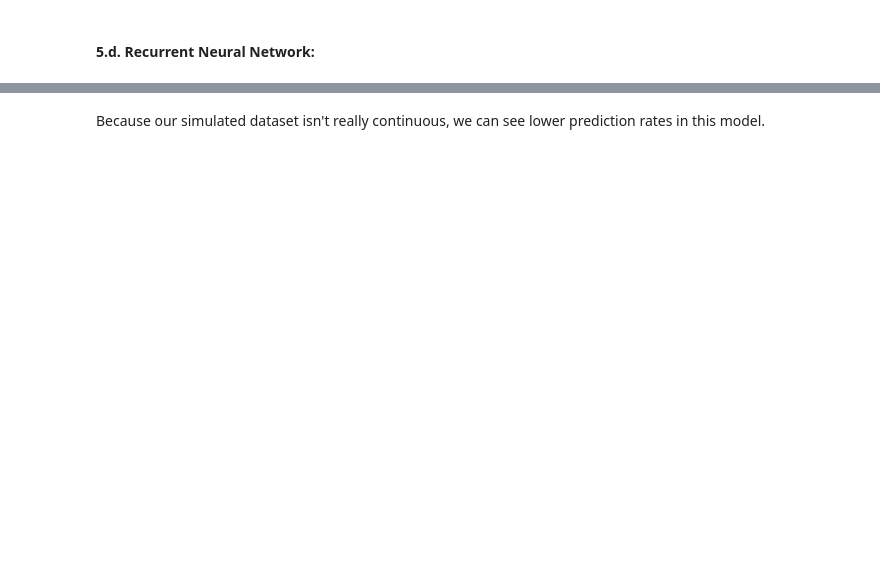
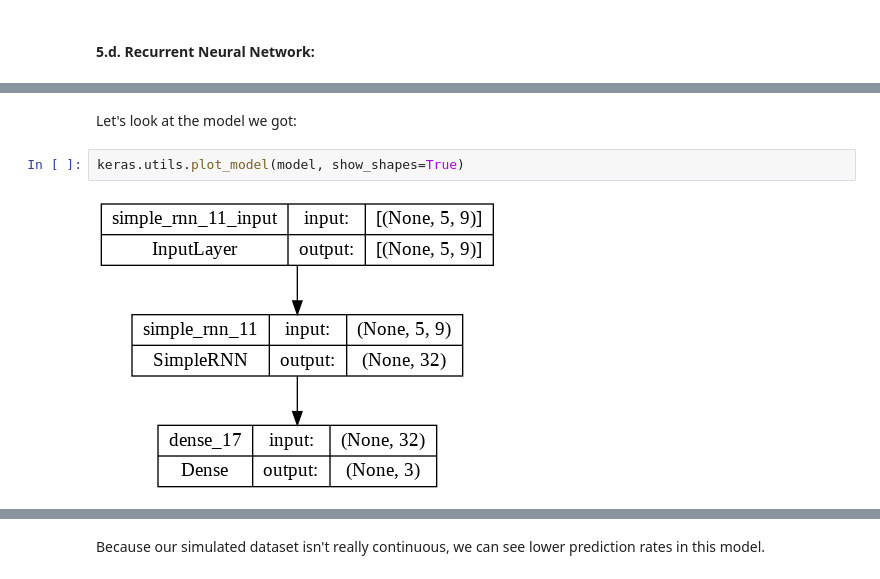
Before and after one commit to oradbarel/Fall-Prevention, a Jupyter notebook: Fall_Prevention.ipynb, the cells around one changed output, grey strips where cells are left out. Drawn from its saved outputs; the diff is of its cells as text; blank space fills up the shorter version.

```diff
--- a/Fall_Prevention.ipynb
+++ b/Fall_Prevention.ipynb
@@ -493,0 +527,6 @@ Epoch 5/5
+# %% [markdown]
+Let's look at the model we got:
+# %%
+keras.utils.plot_model(model, show_shapes=True)
+# %% [output]
+[figure, added]
```
Also changed, not shown: parts of 16 cells of this notebook.
